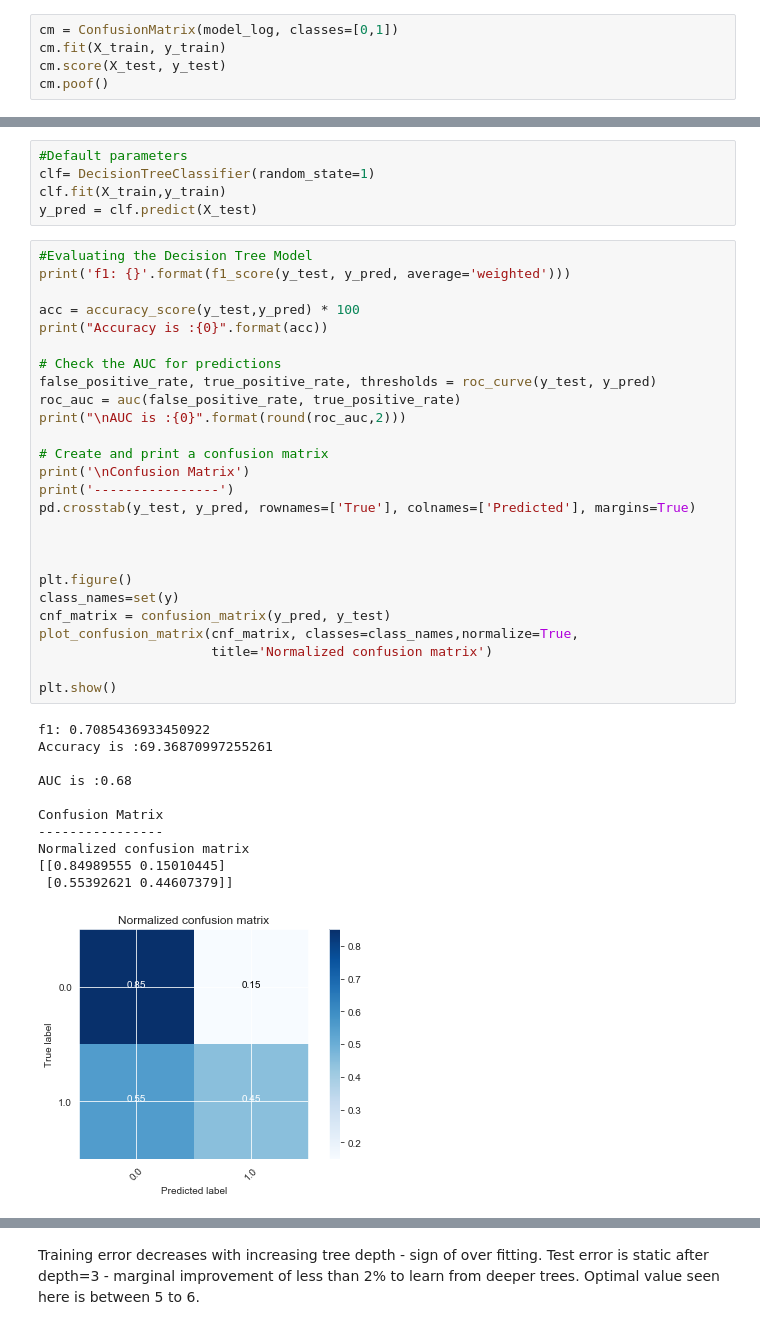
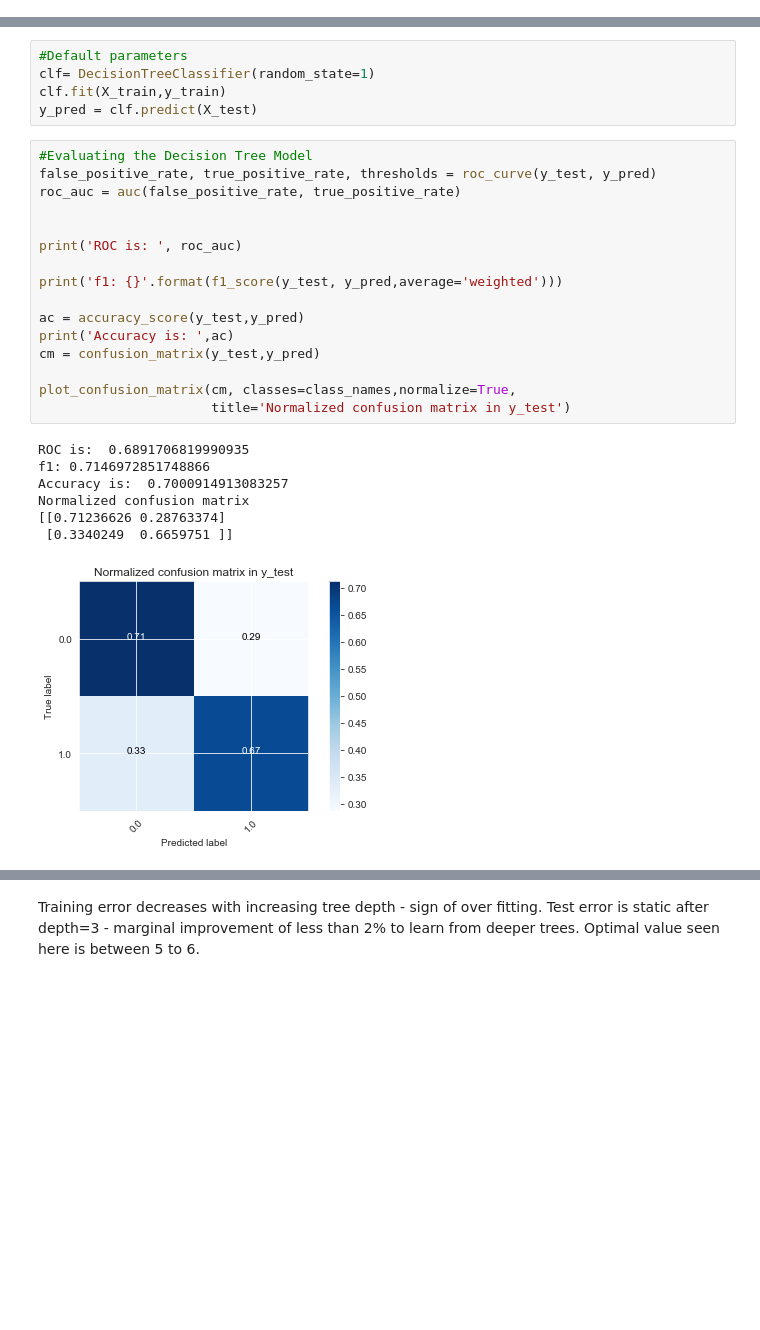
Before and after one commit to alexxlu/dsc-3-final-project-online-ds-pt-100118, a Jupyter notebook: combo.ipynb, the cells around one changed output, grey strips where cells are left out. Drawn from its saved outputs; the diff is of its cells as text; blank space fills up the shorter version.

```diff
--- a/combo.ipynb
+++ b/combo.ipynb
@@ -288,5 +317,0 @@ from yellowbrick.classifier import ConfusionMatrix
-# %%
-cm = ConfusionMatrix(model_log, classes=[0,1])
-cm.fit(X_train, y_train)
-cm.score(X_test, y_test)
-cm.poof()
@@ -405,42 +384,28 @@ clf.fit(X_train,y_train)
 y_pred = clf.predict(X_test)
 # %%
 #Evaluating the Decision Tree Model
-print('f1: {}'.format(f1_score(y_test, y_pred, average='weighted')))
-
-acc = accuracy_score(y_test,y_pred) * 100
-print("Accuracy is :{0}".format(acc))
-
-# Check the AUC for predictions
 false_positive_rate, true_positive_rate, thresholds = roc_curve(y_test, y_pred)
 roc_auc = auc(false_positive_rate, true_positive_rate)
-print("\nAUC is :{0}".format(round(roc_auc,2)))
-
-# Create and print a confusion matrix
-print('\nConfusion Matrix')
-print('----------------')
-pd.crosstab(y_test, y_pred, rownames=['True'], colnames=['Predicted'], margins=True)
 
 
+print('ROC is: ', roc_auc)
 
-plt.figure()
-class_names=set(y)
-cnf_matrix = confusion_matrix(y_pred, y_test)
-plot_confusion_matrix(cnf_matrix, classes=class_names,normalize=True,
-                      title='Normalized confusion matrix')
+print('f1: {}'.format(f1_score(y_test, y_pred,average='weighted')))
 
-plt.show()
+ac = accuracy_score(y_test,y_pred)
+print('Accuracy is: ',ac)
+cm = confusion_matrix(y_test,y_pred)
+
+plot_confusion_matrix(cm, classes=class_names,normalize=True,
+                      title='Normalized confusion matrix in y_test')
 # %% [output]
-f1: 0.7085436933450922
-Accuracy is :69.36870997255261
-
-AUC is :0.68
-
-Confusion Matrix
-----------------
+ROC is:  0.6891706819990935
+f1: 0.7146972851748866
+Accuracy is:  0.7000914913083257
 Normalized confusion matrix
-[[0.84989555 0.15010445]
- [0.55392621 0.44607379]]
+[[0.71236626 0.28763374]
+ [0.3340249  0.6659751 ]]
-[figure, old version]
+[figure, new version]
 # %%
 #Seaborns Beautiful Styling
 sns.set_style("darkgrid", {"axes.facecolor": ".9"})
```
Also changed, not shown: parts of 44 cells of this notebook, 19 other files.
